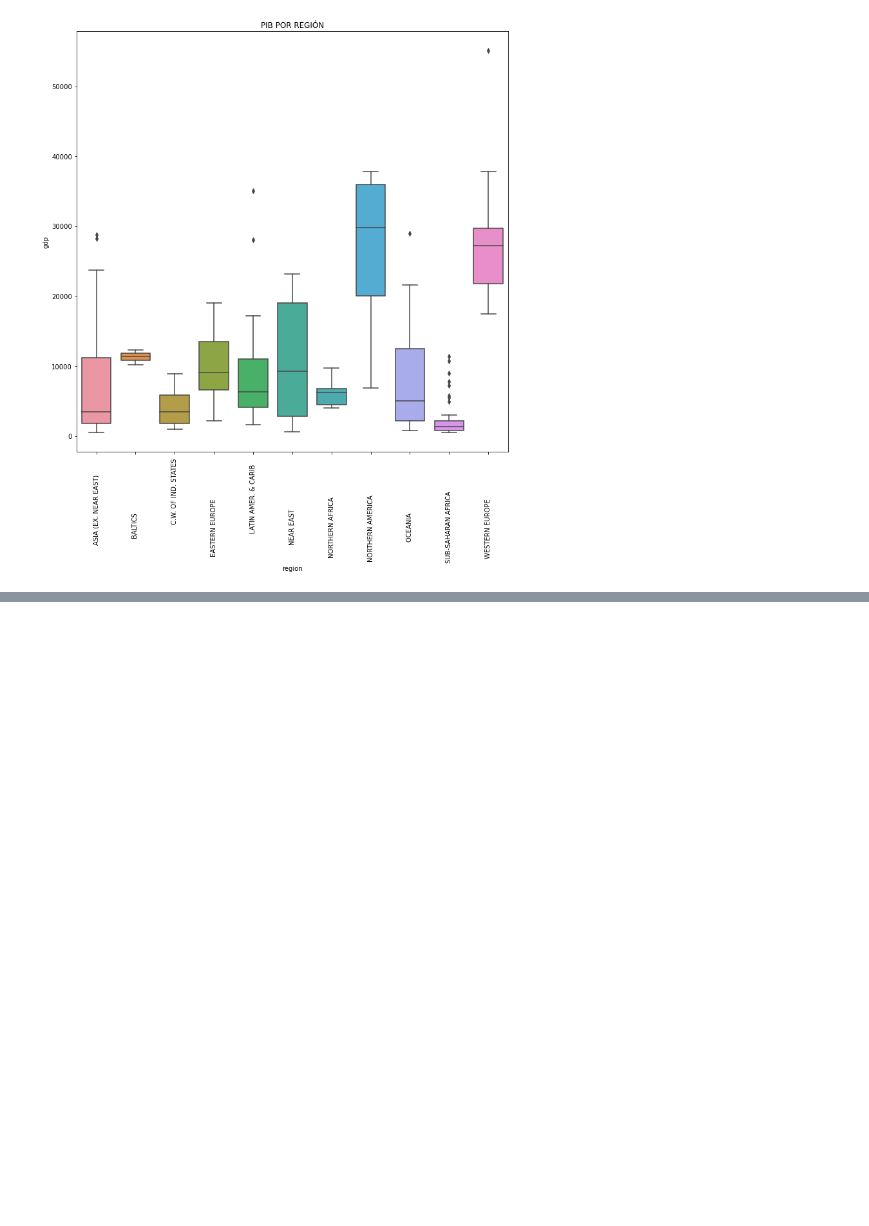
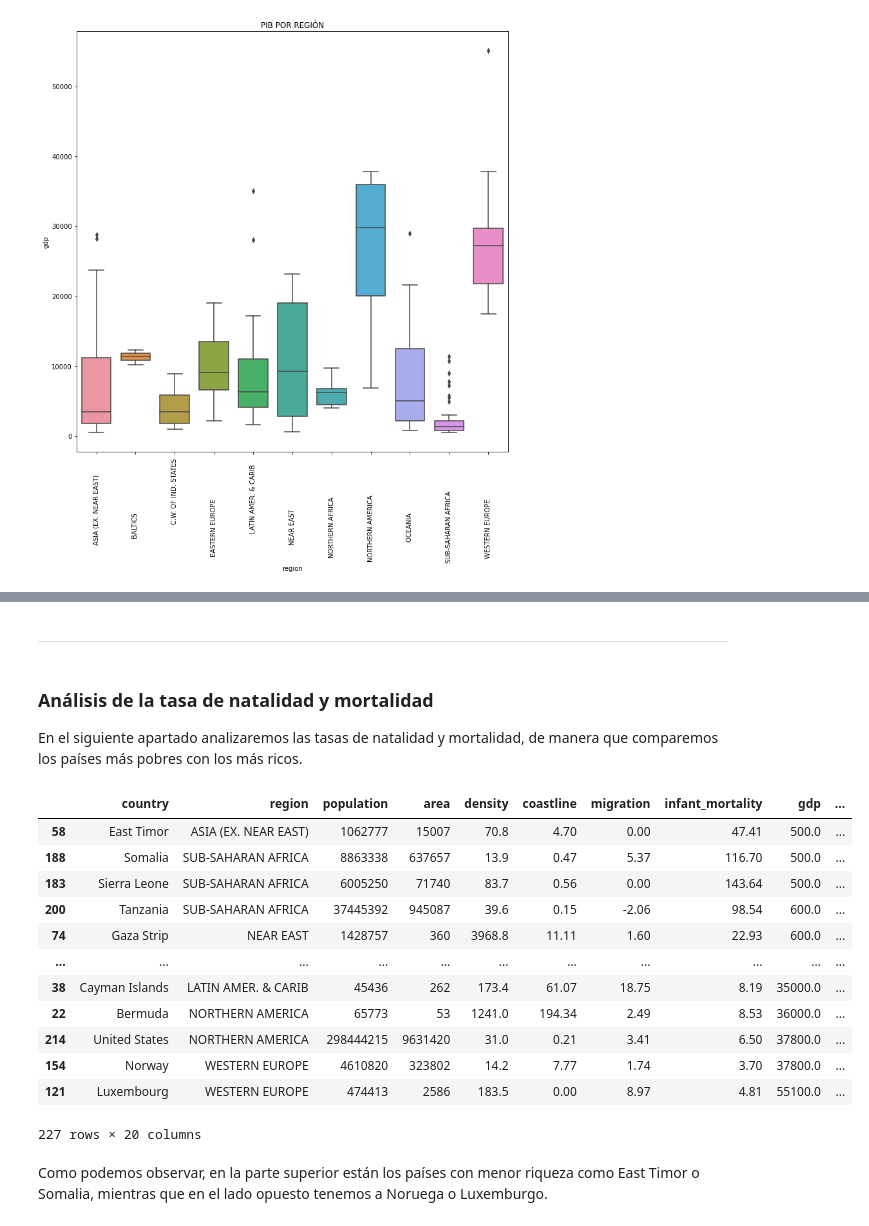
Before and after one commit to jlopezgaldon/machine_learning, a Jupyter notebook: lab00/notebooks/00_Exploratory_analysis.ipynb, the cells around one changed output, grey strips where cells are left out. Cells and saved outputs as stored; diff of their text form; code cells hidden in the pictures; blank space fills up the shorter version.

Commit message:
Análisis exploratorio

```diff
--- a/lab00/notebooks/00_Exploratory_analysis.ipynb
+++ b/lab00/notebooks/00_Exploratory_analysis.ipynb
@@ -394,0 +408,25 @@ Intepretación...
+# %% [markdown]
+***
+# %% [markdown]
+### Análisis de la tasa de natalidad y mortalidad
+En el siguiente apartado analizaremos las tasas de natalidad y mortalidad, de manera que comparemos los países más pobres con los más ricos.
+# %%
+    # Para organizar los países por riqueza tendremos que ordenar en función de la variable 'gdp'
+gdp = data.sort_values(['gdp'], ascending = True)
+gdp
+# %% [output]
+|  | country | region | population | area | density | coastline | migration | infant_mortality | gdp | ... |
+| 58 | East Timor | ASIA (EX. NEAR EAST) | 1062777 | 15007 | 70.8 | 4.70 | 0.00 | 47.41 | 500.0 | ... |
+| 188 | Somalia | SUB-SAHARAN AFRICA | 8863338 | 637657 | 13.9 | 0.47 | 5.37 | 116.70 | 500.0 | ... |
+| 183 | Sierra Leone | SUB-SAHARAN AFRICA | 6005250 | 71740 | 83.7 | 0.56 | 0.00 | 143.64 | 500.0 | ... |
+| 200 | Tanzania | SUB-SAHARAN AFRICA | 37445392 | 945087 | 39.6 | 0.15 | -2.06 | 98.54 | 600.0 | ... |
+| 74 | Gaza Strip | NEAR EAST | 1428757 | 360 | 3968.8 | 11.11 | 1.60 | 22.93 | 600.0 | ... |
+| ... | ... | ... | ... | ... | ... | ... | ... | ... | ... | ... |
+| 38 | Cayman Islands | LATIN AMER. & CARIB | 45436 | 262 | 173.4 | 61.07 | 18.75 | 8.19 | 35000.0 | ... |
+| 22 | Bermuda | NORTHERN AMERICA | 65773 | 53 | 1241.0 | 194.34 | 2.49 | 8.53 | 36000.0 | ... |
+| 214 | United States | NORTHERN AMERICA | 298444215 | 9631420 | 31.0 | 0.21 | 3.41 | 6.50 | 37800.0 | ... |
+| 154 | Norway | WESTERN EUROPE | 4610820 | 323802 | 14.2 | 7.77 | 1.74 | 3.70 | 37800.0 | ... |
+| 121 | Luxembourg | WESTERN EUROPE | 474413 | 2586 | 183.5 | 0.00 | 8.97 | 4.81 | 55100.0 | ... |
+227 rows × 20 columns
+# %% [markdown]
+Como podemos observar, en la parte superior están los países con menor riqueza como East Timor o Somalia, mientras que en el lado opuesto tenemos a Noruega o Luxemburgo.
```
Also changed, not shown: parts of 16 cells of this notebook.
